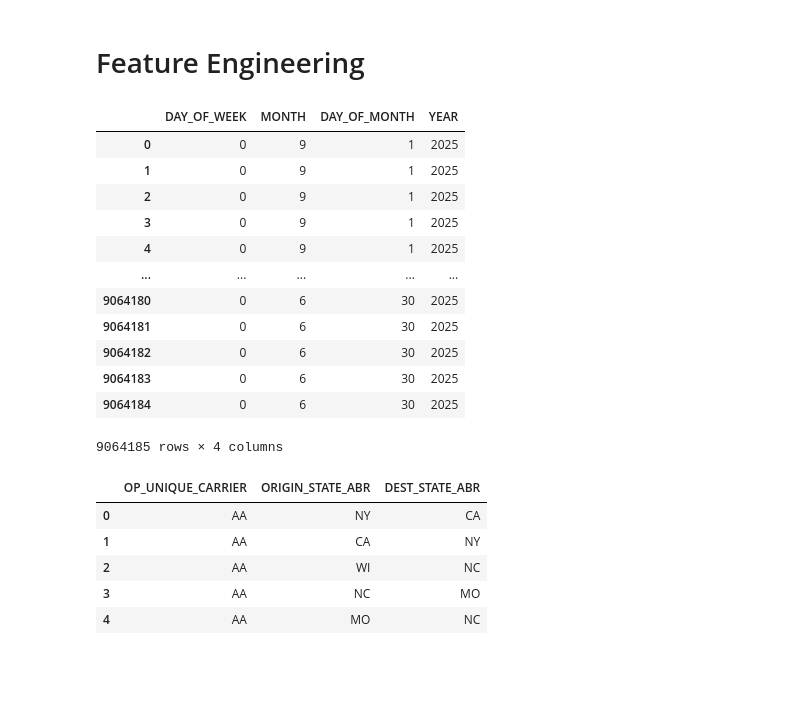
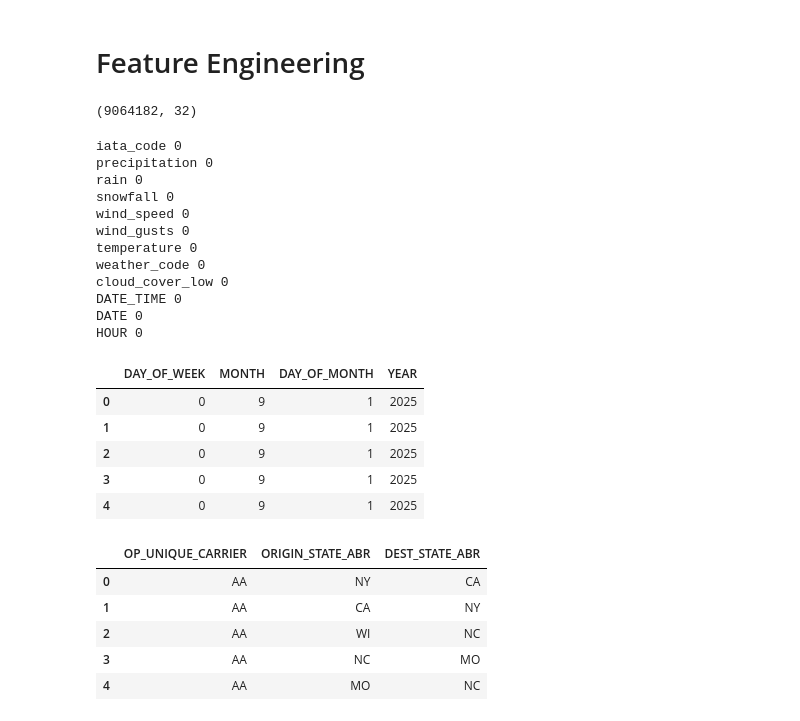
Before and after one commit to pratham2021/flight-delay-predictor, a Jupyter notebook: notebooks/03_feature_engineering.ipynb, the cells around one changed output. Saved outputs shown, nothing was run; the diff lists cells and outputs as text; code cells hidden in the pictures; blank space fills up the shorter version.

```diff
--- a/notebooks/03_feature_engineering.ipynb
+++ b/notebooks/03_feature_engineering.ipynb
@@ -14,19 +20,35 @@ cleaned_data["DAY_OF_WEEK"] = cleaned_data["FL_DATE"].dt.dayofweek
+# %%
+cleaned_data['DATE'] = cleaned_data['FL_DATE'].dt.date
+# %%
+cleaned_data.shape
+# %% [output]
+(9064182, 32)
+# %%
+for column in weather_data.columns:
+
+    print(column, weather_data[column].isna().sum())
+# %% [output]
+iata_code 0
+precipitation 0
+rain 0
+snowfall 0
+wind_speed 0
+wind_gusts 0
+temperature 0
+weather_code 0
+cloud_cover_low 0
+DATE_TIME 0
+DATE 0
+HOUR 0
 # %%
-cleaned_data[["DAY_OF_WEEK", "MONTH", "DAY_OF_MONTH", "YEAR"]]
+cleaned_data[["DAY_OF_WEEK", "MONTH", "DAY_OF_MONTH", "YEAR"]].head()
 # %% [output]
 |  | DAY_OF_WEEK | MONTH | DAY_OF_MONTH | YEAR |
 | 0 | 0 | 9 | 1 | 2025 |
 | 1 | 0 | 9 | 1 | 2025 |
 | 2 | 0 | 9 | 1 | 2025 |
 | 3 | 0 | 9 | 1 | 2025 |
 | 4 | 0 | 9 | 1 | 2025 |
-| ... | ... | ... | ... | ... |
-| 9064180 | 0 | 6 | 30 | 2025 |
-| 9064181 | 0 | 6 | 30 | 2025 |
-| 9064182 | 0 | 6 | 30 | 2025 |
-| 9064183 | 0 | 6 | 30 | 2025 |
-| 9064184 | 0 | 6 | 30 | 2025 |
-9064185 rows × 4 columns
 # %%
 cleaned_data["DEPARTURE_HOUR"] = cleaned_data["CRS_DEP_TIME"] // 100
 cleaned_data["DEPARTURE_MINUTE"] = cleaned_data["CRS_DEP_TIME"] % 100
```
Also changed, not shown: parts of 19 cells of this notebook.
